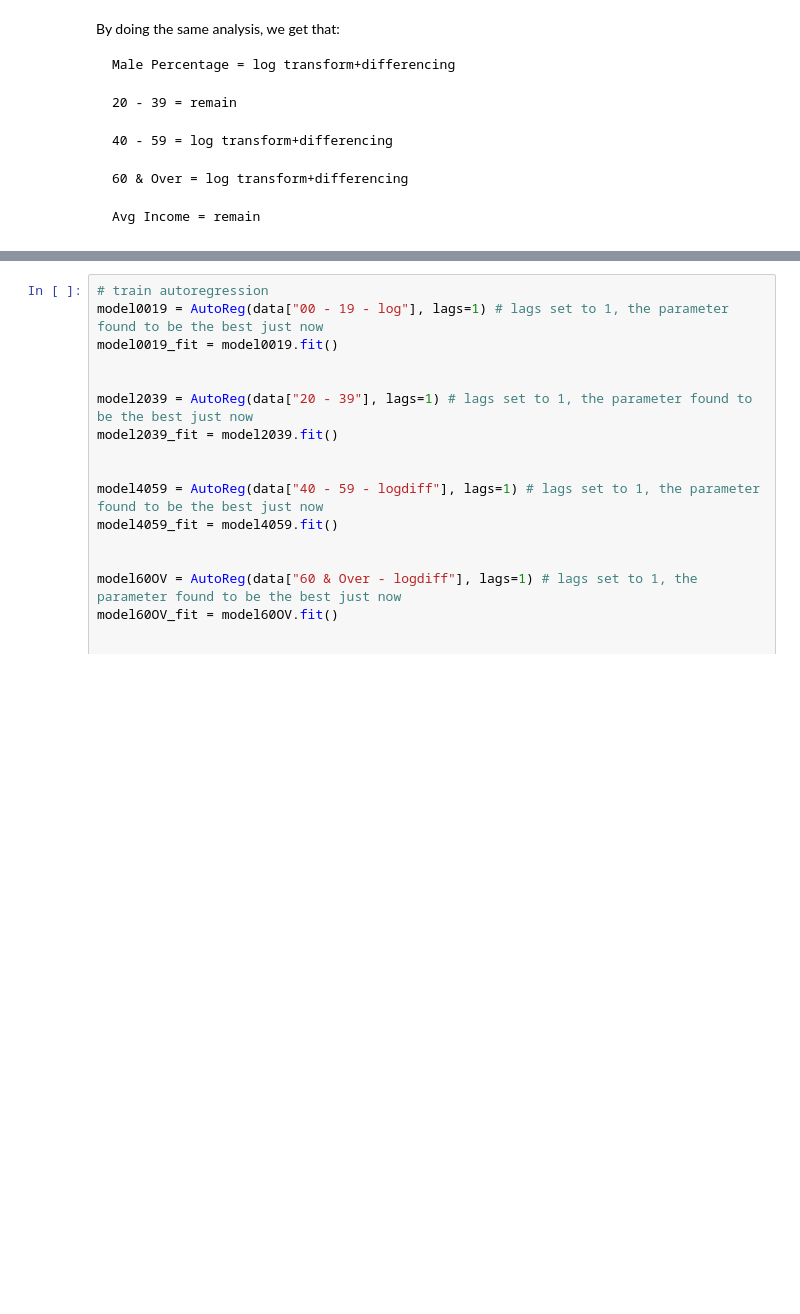
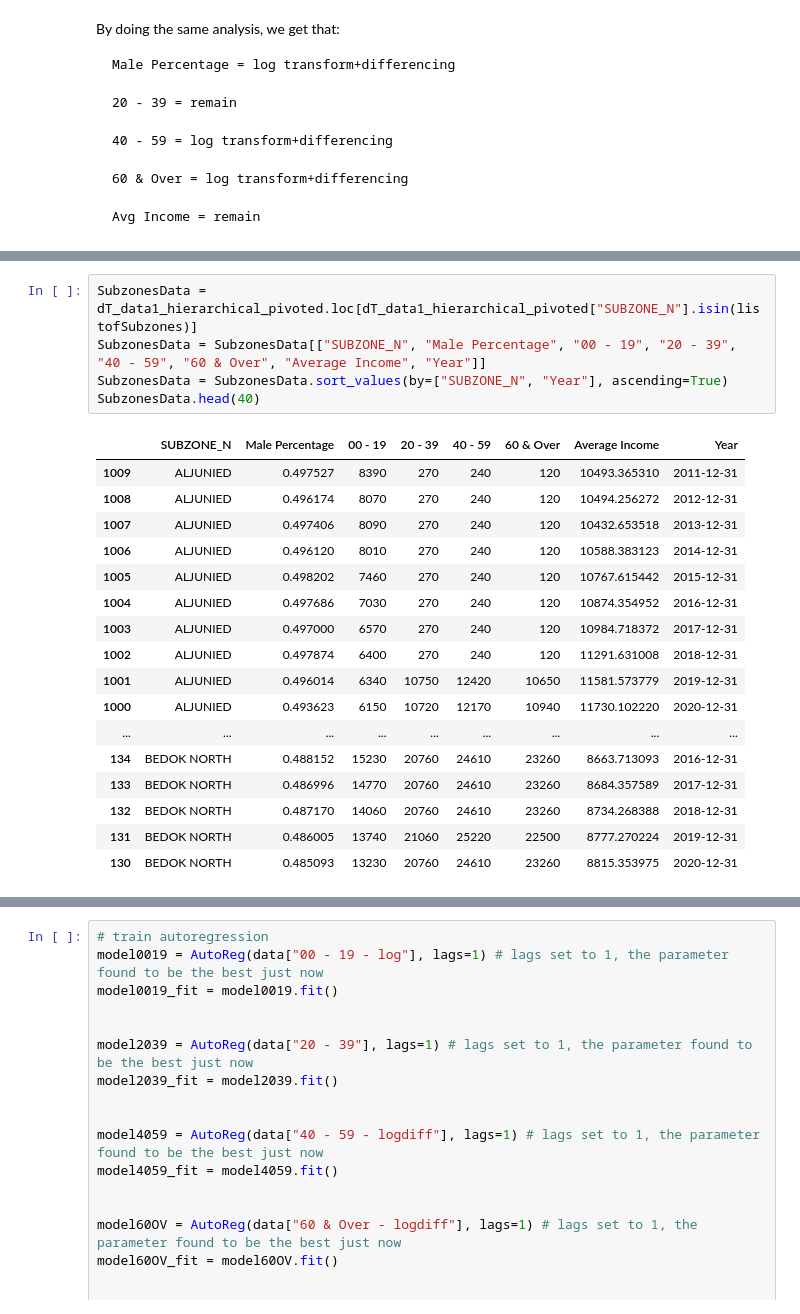
Before and after one commit to bleow/CZ1115PROJ-DataScience_Python, a Jupyter notebook: Jupyter notebook/Actual Timeseries.ipynb, the cells around one changed output, grey strips where cells are left out. Drawn from its saved outputs; the diff is of its cells as text; blank space fills up the shorter version.

```diff
--- a/Jupyter notebook/Actual Timeseries.ipynb
+++ b/Jupyter notebook/Actual Timeseries.ipynb
@@ -591,0 +656,23 @@ By doing the same analysis, we get that:
+# %%
+SubzonesData = dT_data1_hierarchical_pivoted.loc[dT_data1_hierarchical_pivoted["SUBZONE_N"].isin(listofSubzones)]
+SubzonesData = SubzonesData[["SUBZONE_N", "Male Percentage", "00 - 19", "20 - 39", "40 - 59", "60 & Over", "Average Income", "Year"]]
+SubzonesData = SubzonesData.sort_values(by=["SUBZONE_N", "Year"], ascending=True)
+SubzonesData.head(40)
+# %% [output]
+|  | SUBZONE_N | Male Percentage | 00 - 19 | 20 - 39 | 40 - 59 | 60 & Over | Average Income | Year |
+| 1009 | ALJUNIED | 0.497527 | 8390 | 270 | 240 | 120 | 10493.365310 | 2011-12-31 |
+| 1008 | ALJUNIED | 0.496174 | 8070 | 270 | 240 | 120 | 10494.256272 | 2012-12-31 |
+| 1007 | ALJUNIED | 0.497406 | 8090 | 270 | 240 | 120 | 10432.653518 | 2013-12-31 |
+| 1006 | ALJUNIED | 0.496120 | 8010 | 270 | 240 | 120 | 10588.383123 | 2014-12-31 |
+| 1005 | ALJUNIED | 0.498202 | 7460 | 270 | 240 | 120 | 10767.615442 | 2015-12-31 |
+| 1004 | ALJUNIED | 0.497686 | 7030 | 270 | 240 | 120 | 10874.354952 | 2016-12-31 |
+| 1003 | ALJUNIED | 0.497000 | 6570 | 270 | 240 | 120 | 10984.718372 | 2017-12-31 |
+| 1002 | ALJUNIED | 0.497874 | 6400 | 270 | 240 | 120 | 11291.631008 | 2018-12-31 |
+| 1001 | ALJUNIED | 0.496014 | 6340 | 10750 | 12420 | 10650 | 11581.573779 | 2019-12-31 |
+| 1000 | ALJUNIED | 0.493623 | 6150 | 10720 | 12170 | 10940 | 11730.102220 | 2020-12-31 |
+| ... | ... | ... | ... | ... | ... | ... | ... | ... |
+| 134 | BEDOK NORTH | 0.488152 | 15230 | 20760 | 24610 | 23260 | 8663.713093 | 2016-12-31 |
+| 133 | BEDOK NORTH | 0.486996 | 14770 | 20760 | 24610 | 23260 | 8684.357589 | 2017-12-31 |
+| 132 | BEDOK NORTH | 0.487170 | 14060 | 20760 | 24610 | 23260 | 8734.268388 | 2018-12-31 |
+| 131 | BEDOK NORTH | 0.486005 | 13740 | 21060 | 25220 | 22500 | 8777.270224 | 2019-12-31 |
+| 130 | BEDOK NORTH | 0.485093 | 13230 | 20760 | 24610 | 23260 | 8815.353975 | 2020-12-31 |
```
Also changed, not shown: parts of 13 cells of this notebook.
